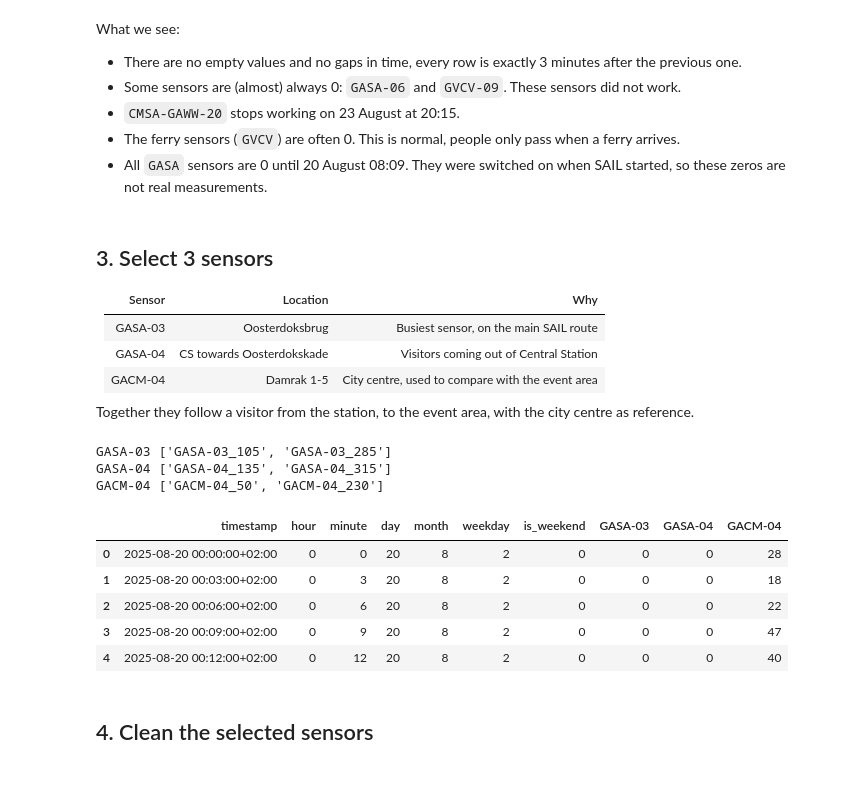
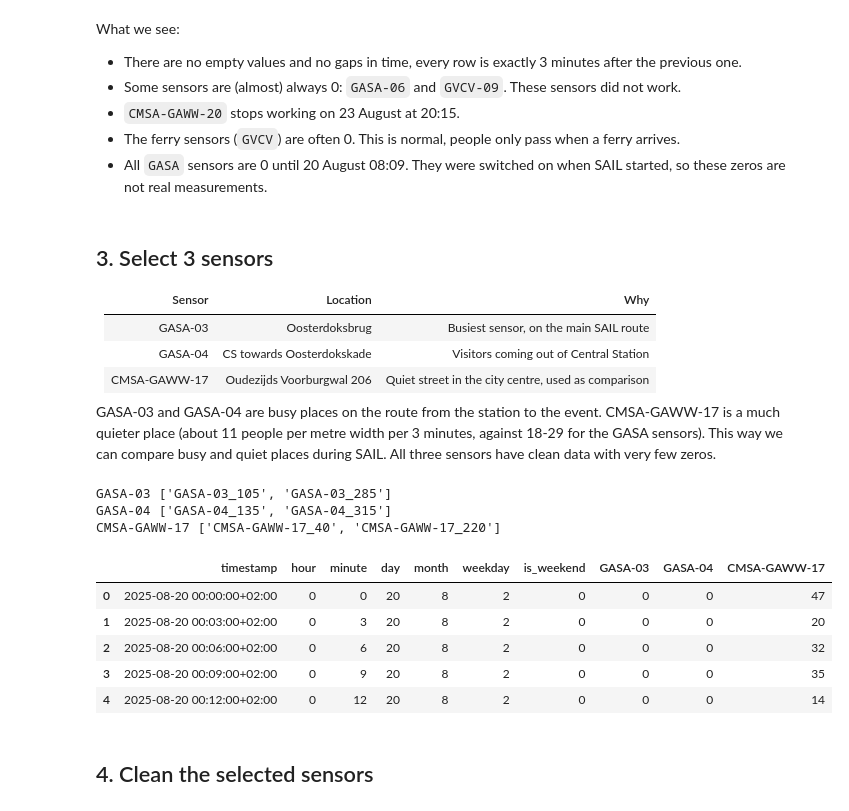
Before and after one commit to iweidema/TIL6022Group2, a Jupyter notebook: notebooks/data_cleaning.ipynb, the cells around one changed output. Saved outputs shown, nothing was run; the diff lists cells and outputs as text; code cells hidden in the pictures; blank space fills up the shorter version.

```diff
--- a/notebooks/data_cleaning.ipynb
+++ b/notebooks/data_cleaning.ipynb
@@ -78,34 +78,34 @@ What we see:
 |---|---|---|
 | GASA-03 | Oosterdoksbrug | Busiest sensor, on the main SAIL route |
 | GASA-04 | CS towards Oosterdokskade | Visitors coming out of Central Station |
-| GACM-04 | Damrak 1-5 | City centre, used to compare with the event area |
+| CMSA-GAWW-17 | Oudezijds Voorburgwal 206 | Quiet street in the city centre, used as comparison |
 
-Together they follow a visitor from the station, to the event area, with the city centre as reference.
+GASA-03 and GASA-04 are busy places on the route from the station to the event. CMSA-GAWW-17 is a much quieter place (about 11 people per metre width per 3 minutes, against 18-29 for the GASA sensors). This way we can compare busy and quiet places during SAIL. All three sensors have clean data with very few zeros.
 # %%
-sensors = ["GASA-03", "GASA-04", "GACM-04"]
+sensors = ["GASA-03", "GASA-04", "CMSA-GAWW-17"]
 
 # elke sensor meet 2 looprichtingen, die tellen we op
 df_base = df_flow[time_cols].copy()
 
 for sensor in sensors:
     directions = []
     for col in sensor_cols:
         if col.startswith(sensor + "_"):
             directions.append(col)
     print(sensor, directions)
     df_base[sensor] = df_flow[directions].sum(axis=1)
 
 df_base.head()
 # %% [output]
 GASA-03 ['GASA-03_105', 'GASA-03_285']
 GASA-04 ['GASA-04_135', 'GASA-04_315']
-GACM-04 ['GACM-04_50', 'GACM-04_230']
+CMSA-GAWW-17 ['CMSA-GAWW-17_40', 'CMSA-GAWW-17_220']
-|  | timestamp | hour | minute | day | month | weekday | is_weekend | GASA-03 | GASA-04 | GACM-04 |
-| 0 | 2025-08-20 00:00:00+02:00 | 0 | 0 | 20 | 8 | 2 | 0 | 0 | 0 | 28 |
-| 1 | 2025-08-20 00:03:00+02:00 | 0 | 3 | 20 | 8 | 2 | 0 | 0 | 0 | 18 |
-| 2 | 2025-08-20 00:06:00+02:00 | 0 | 6 | 20 | 8 | 2 | 0 | 0 | 0 | 22 |
-| 3 | 2025-08-20 00:09:00+02:00 | 0 | 9 | 20 | 8 | 2 | 0 | 0 | 0 | 47 |
-| 4 | 2025-08-20 00:12:00+02:00 | 0 | 12 | 20 | 8 | 2 | 0 | 0 | 0 | 40 |
+|  | timestamp | hour | minute | day | month | weekday | is_weekend | GASA-03 | GASA-04 | CMSA-GAWW-17 |
+| 0 | 2025-08-20 00:00:00+02:00 | 0 | 0 | 20 | 8 | 2 | 0 | 0 | 0 | 47 |
+| 1 | 2025-08-20 00:03:00+02:00 | 0 | 3 | 20 | 8 | 2 | 0 | 0 | 0 | 20 |
+| 2 | 2025-08-20 00:06:00+02:00 | 0 | 6 | 20 | 8 | 2 | 0 | 0 | 0 | 32 |
+| 3 | 2025-08-20 00:09:00+02:00 | 0 | 9 | 20 | 8 | 2 | 0 | 0 | 0 | 35 |
+| 4 | 2025-08-20 00:12:00+02:00 | 0 | 12 | 20 | 8 | 2 | 0 | 0 | 0 | 14 |
 # %% [markdown]
 ## 4. Clean the selected sensors
 # %%
```
Also changed, not shown: parts of 4 cells of this notebook, 3 other files.
